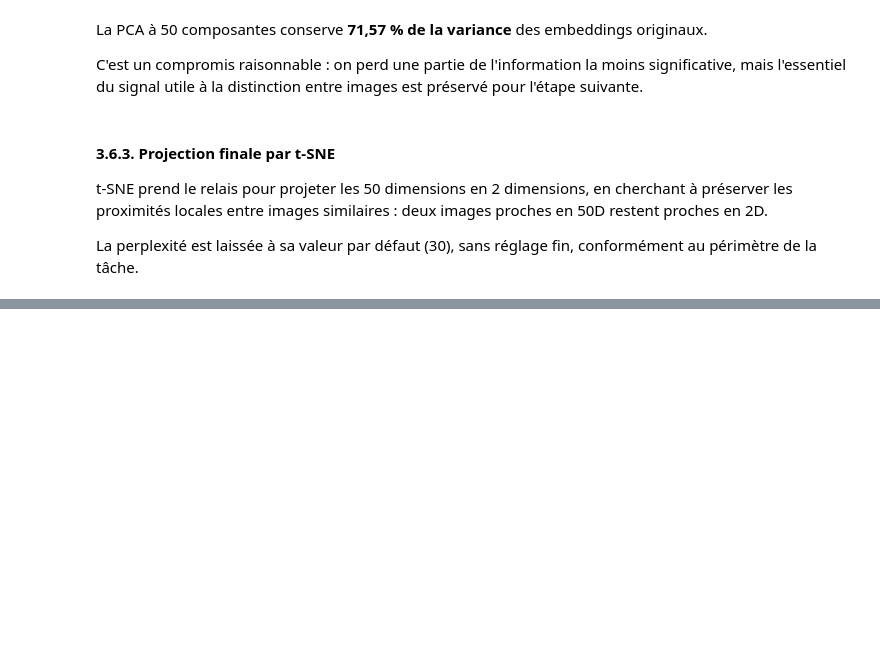
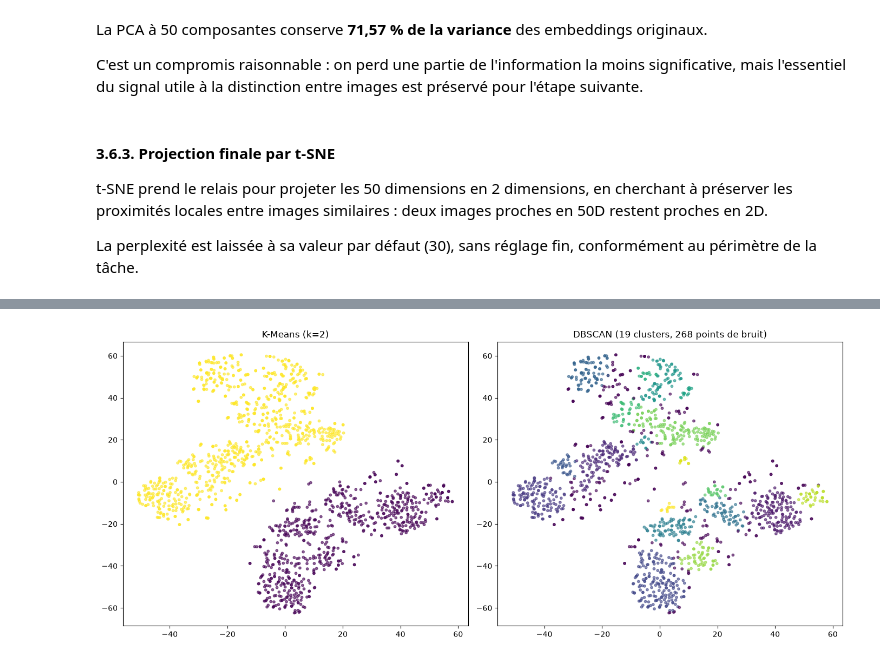
Before and after one commit to Jojo4911/brainscan-ai-semi-supervised, a Jupyter notebook: notebooks/01_exploration_clustering.ipynb, the cells around one changed output, grey strips where cells are left out. Saved outputs shown, nothing was run; the diff lists cells and outputs as text; code cells hidden in the pictures; blank space fills up the shorter version.

```diff
--- a/notebooks/01_exploration_clustering.ipynb
+++ b/notebooks/01_exploration_clustering.ipynb
@@ -466,0 +479,28 @@ plt.show()
+# %%
+from sklearn.cluster import KMeans, DBSCAN
+
+# K-Means
+kmeans = KMeans(n_clusters=2, random_state=RANDOM_STATE, n_init=10)
+labels_kmeans = kmeans.fit_predict(embeddings_tsne)
+
+# DBSCAN
+dbscan = DBSCAN(eps=3, min_samples=10)
+labels_dbscan = dbscan.fit_predict(embeddings_tsne)
+
+# Visualisation côte à côte
+fig, axes = plt.subplots(1, 2, figsize=(14, 6))
+
+axes[0].scatter(embeddings_tsne[:, 0], embeddings_tsne[:, 1],
+                 c=labels_kmeans, cmap='viridis', s=10, alpha=0.6)
+axes[0].set_title("K-Means (k=2)")
+
+axes[1].scatter(embeddings_tsne[:, 0], embeddings_tsne[:, 1],
+                 c=labels_dbscan, cmap='viridis', s=10, alpha=0.6)
+n_clusters_dbscan = len(set(labels_dbscan)) - (1 if -1 in labels_dbscan else 0)
+n_noise = list(labels_dbscan).count(-1)
+axes[1].set_title(f"DBSCAN ({n_clusters_dbscan} clusters, {n_noise} points de bruit)")
+
+plt.tight_layout()
+plt.show()
+# %% [output]
+[figure, added]
```
Also changed, not shown: parts of 10 cells of this notebook.
